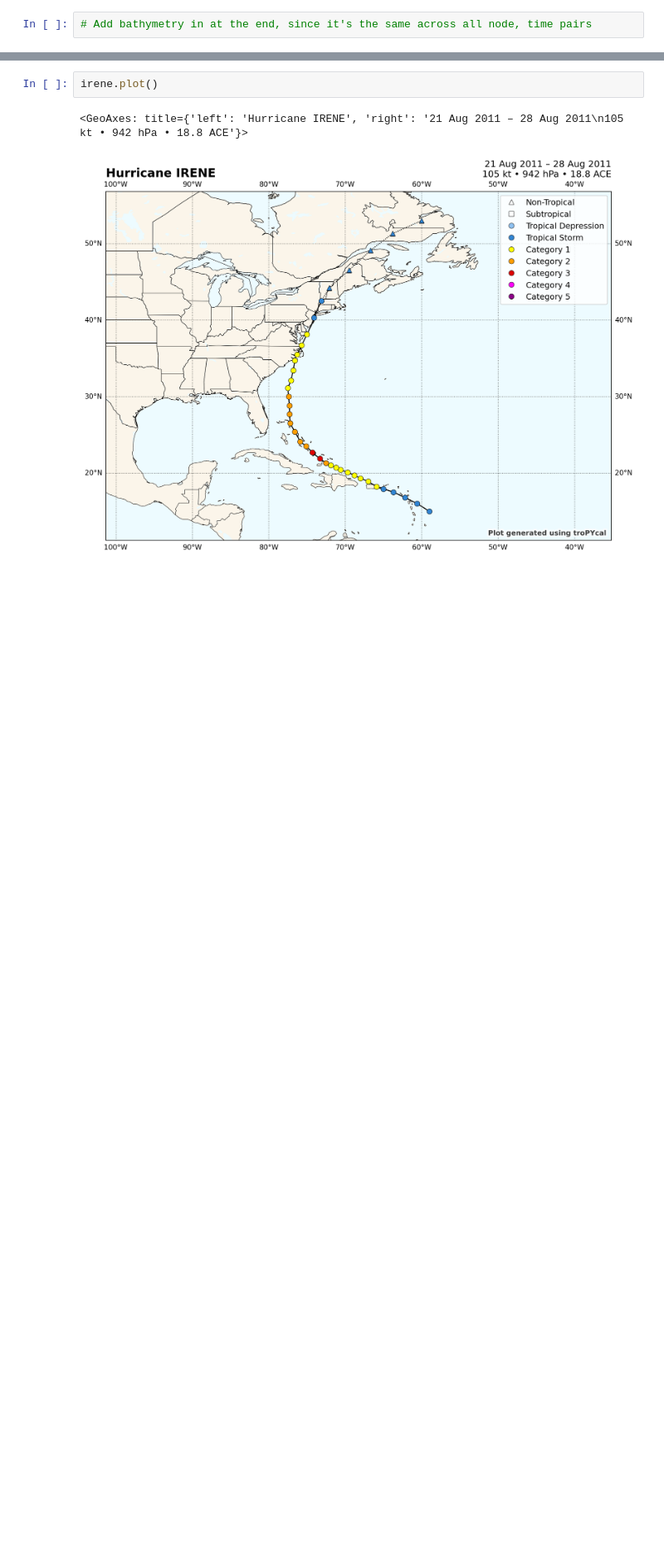
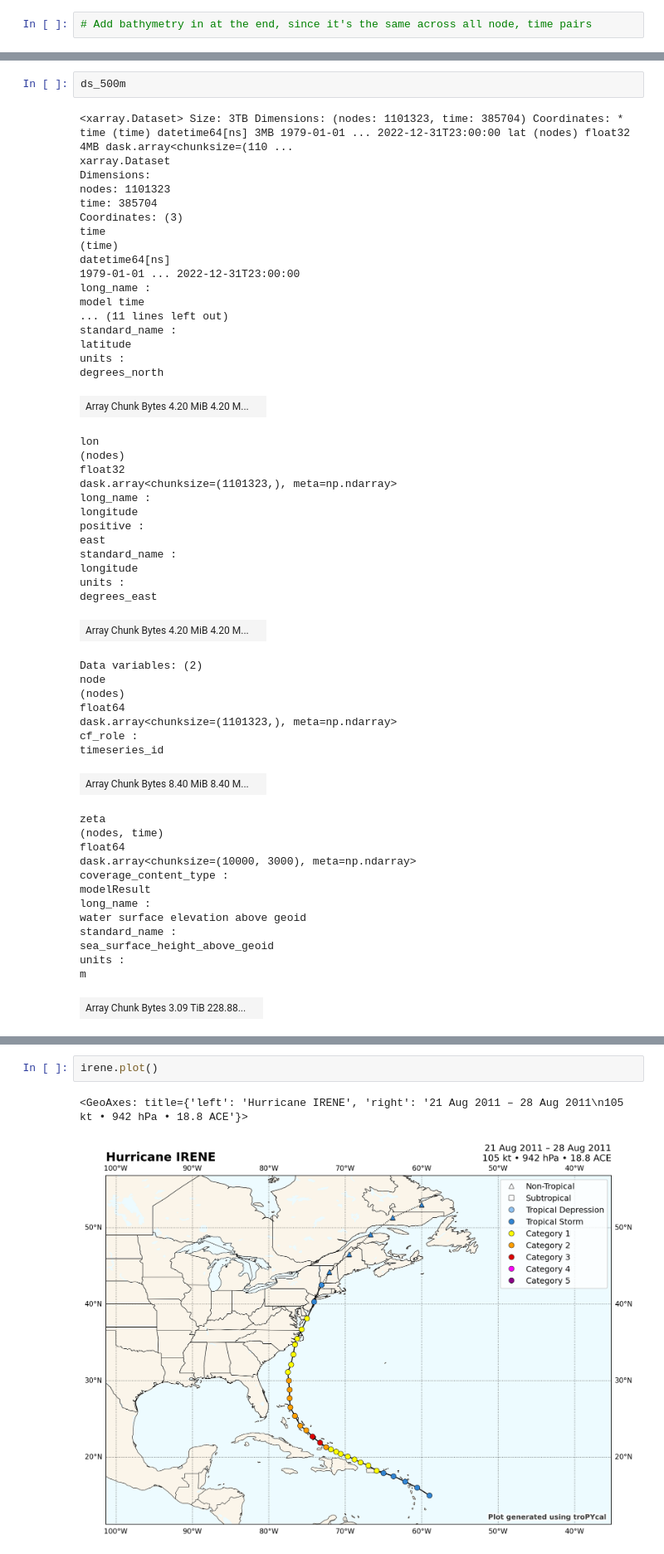
Before and after one commit to qhsimmons/CORA_AOSC650, a Jupyter notebook: Collect_Raw_Data.ipynb, the cells around one changed output, grey strips where cells are left out. Shown at 83% size. Drawn from its saved outputs; the diff is of its cells as text; blank space fills up the shorter version.

```diff
--- a/Collect_Raw_Data.ipynb
+++ b/Collect_Raw_Data.ipynb
@@ -73,0 +96,55 @@ hurdat = tracks.TrackDataset(
+# %%
+ds_500m
+# %% [output]
+<xarray.Dataset> Size: 3TB Dimensions: (nodes: 1101323, time: 385704) Coordinates: * time (time) datetime64[ns] 3MB 1979-01-01 ... 2022-12-31T23:00:00 lat (nodes) float32 4MB dask.array<chunksize=(110 ...
+xarray.Dataset
+Dimensions:
+nodes: 1101323
+time: 385704
+Coordinates: (3)
+time
+(time)
+datetime64[ns]
+1979-01-01 ... 2022-12-31T23:00:00
+long_name :
+model time
+... (11 lines left out)
+standard_name :
+latitude
+units :
+degrees_north
+| Array Chunk Bytes 4.20 MiB 4.20 M... |  |
+lon
+(nodes)
+float32
+dask.array<chunksize=(1101323,), meta=np.ndarray>
+long_name :
+longitude
+positive :
+east
+standard_name :
+longitude
+units :
+degrees_east
+| Array Chunk Bytes 4.20 MiB 4.20 M... |  |
+Data variables: (2)
+node
+(nodes)
+float64
+dask.array<chunksize=(1101323,), meta=np.ndarray>
+cf_role :
+timeseries_id
+| Array Chunk Bytes 8.40 MiB 8.40 M... |  |
+zeta
+(nodes, time)
+float64
+dask.array<chunksize=(10000, 3000), meta=np.ndarray>
+coverage_content_type :
+modelResult
+long_name :
+water surface elevation above geoid
+standard_name :
+sea_surface_height_above_geoid
+units :
+m
+| Array Chunk Bytes 3.09 TiB 228.88... |  |
```
Also changed, not shown: parts of 15 cells of this notebook, 1 other file.
